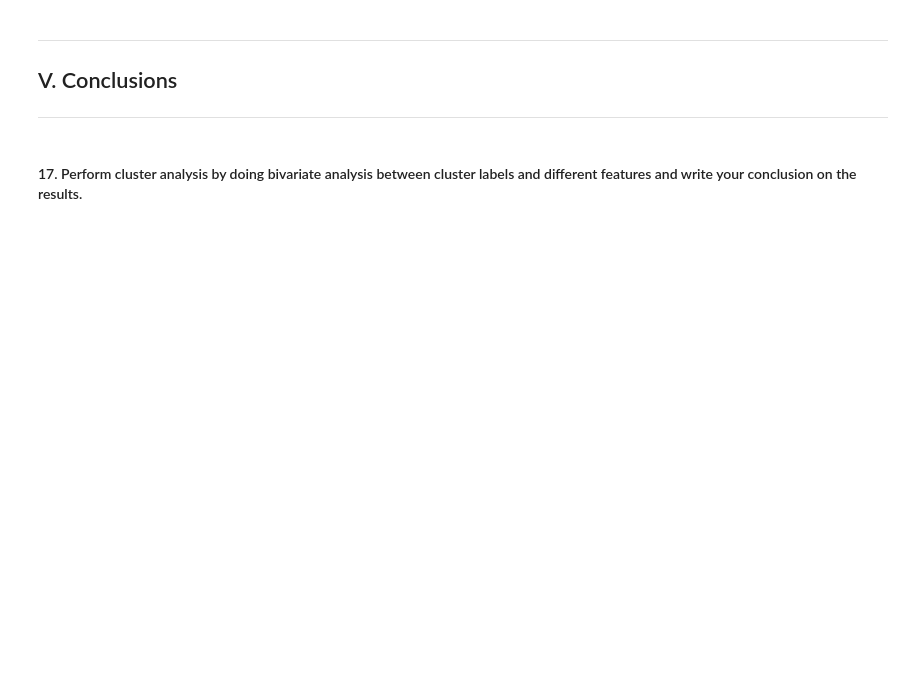
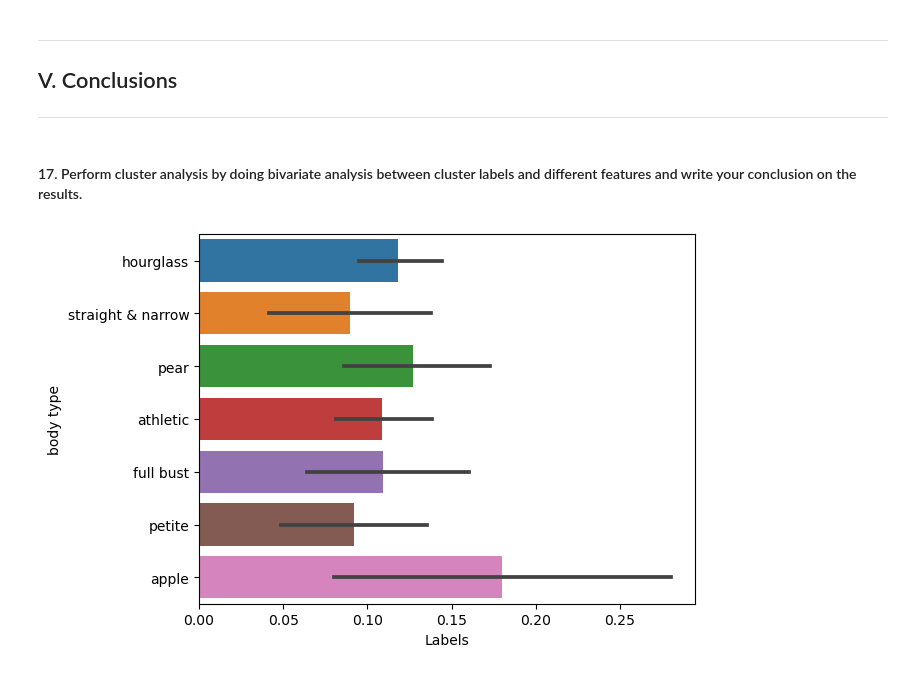
Before and after one commit to AHSGit/Abdul_Project-2_Python-for-DS, a Jupyter notebook: Unsupervised Learning - Graded Project 2.ipynb, the cells around one changed output. Cells and saved outputs as stored; diff of their text form; code cells hidden in the pictures; blank space fills up the shorter version.

```diff
--- a/Unsupervised Learning - Graded Project 2.ipynb
+++ b/Unsupervised Learning - Graded Project 2.ipynb
@@ -493,3 +556,7 @@ for i in range(2,6):
+# %%
+hc = AgglomerativeClustering(n_clusters=2, affinity='euclidean', linkage='ward')
+hc_model = hc.fit(df_sample)
 # %%
-# Creating a dataframe of the labels
-#label = pd.DataFrame(kmeans.labels_, columns=['Label'])
+# Creating dataframe of the labels
+df_label1 = pd.DataFrame(hc_model.labels_, columns=['Labels'])
+df_label1.sample(5)
@@ -496,4 +570,4 @@ for i in range(2,6):
 # %%
-# Joining label dataframe with the pca_df dataframe
-#kmeans_df = pca_df.join(label)
-#kmeans_df.head(5)
+# Joining the label dataframe with the initial unscaled dataframe df
+df_hier = df_cleaned.join(df_label1)
+df_hier.head(5)
@@ -515,3 +607,8 @@ for i in range(2,6):
 <hr>
 # %% [markdown]
 #### 17. Perform cluster analysis by doing bivariate analysis between cluster labels and different features and write your conclusion on the results.
+# %%
+sns.barplot(df_hier['Labels'], df_hier['body type'])
+plt.show()
+# %% [output]
+[figure, added]
```
Also changed, not shown: parts of 45 cells of this notebook, 1 other file.
